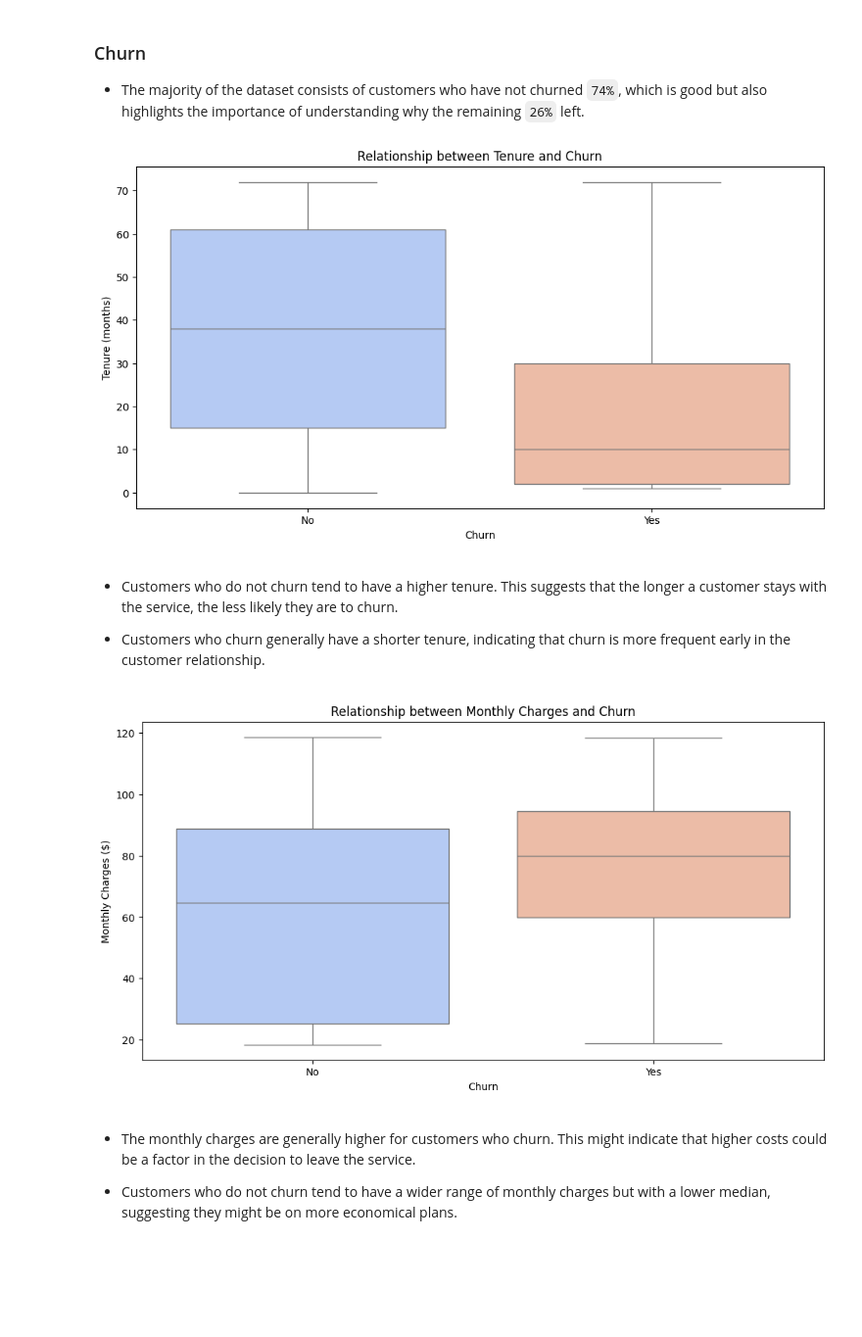
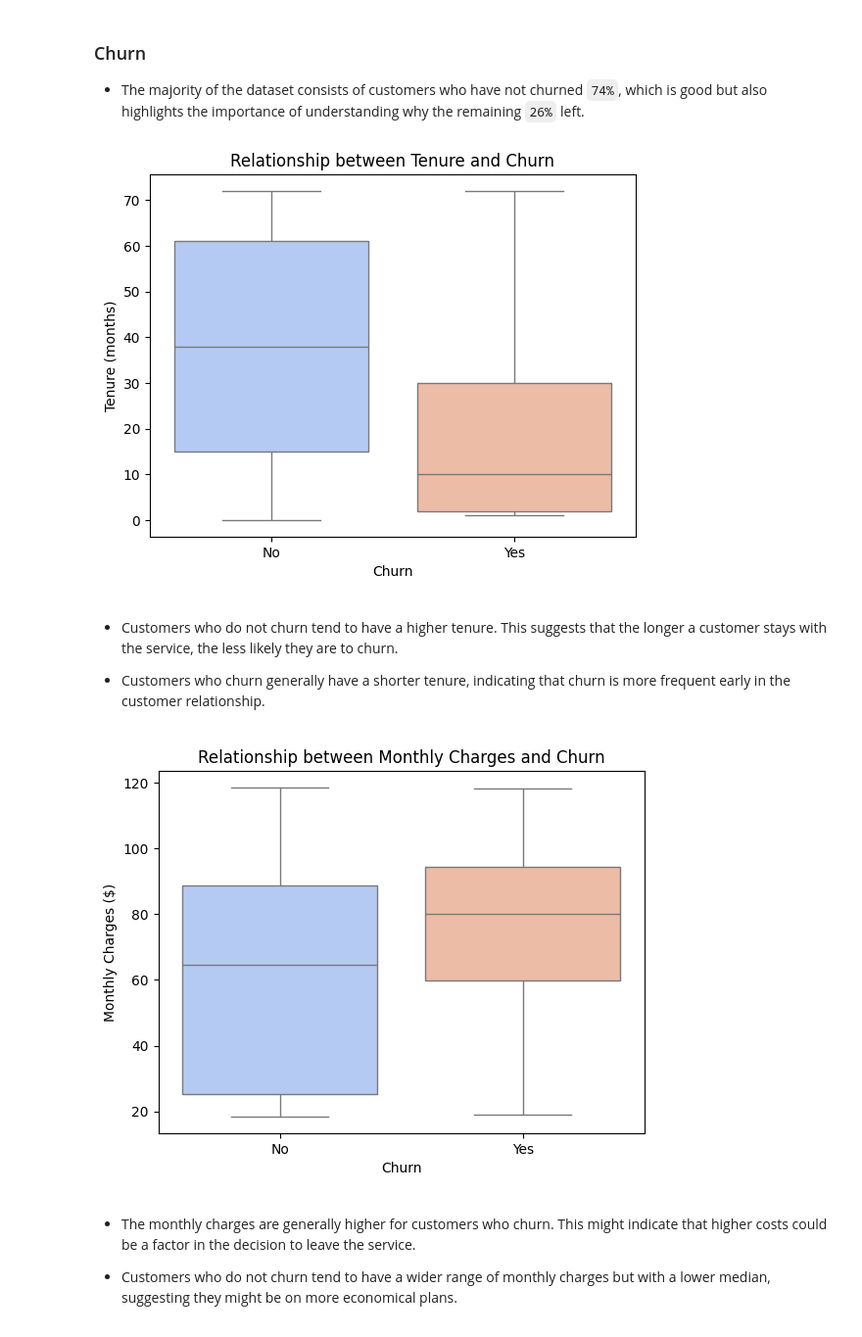
Before and after one commit to elishastanley/Churn-Prediction-Enhancing-Retention-with-Machine-Learning, a Jupyter notebook: Notebooks/main.ipynb, the cells around one changed output. Shown at 98% size. Saved outputs shown, nothing was run; the diff lists cells and outputs as text; code cells hidden in the pictures; blank space fills up the shorter version.

```diff
--- a/Notebooks/main.ipynb
+++ b/Notebooks/main.ipynb
@@ -299,28 +298,26 @@ plt.show()
 - The majority of the dataset consists of customers who have not churned `74%`, which is good but also highlights the importance of understanding why the remaining `26%` left.
 # %%
 # Exploring the relationship between 'tenure' and 'Churn'
-plt.figure(figsize=(12, 6))
 sns.boxplot(x='Churn', y='tenure', data=train_data, palette='coolwarm')
 plt.title('Relationship between Tenure and Churn')
 plt.xlabel('Churn')
 plt.ylabel('Tenure (months)')
 plt.show()
 # %% [output]
-[figure, old version]
+[figure, new version]
 # %% [markdown]
 - Customers who do not churn tend to have a higher tenure. This suggests that the longer a customer stays with the service, the less likely they are to churn.
 
 - Customers who churn generally have a shorter tenure, indicating that churn is more frequent early in the customer relationship.
 # %%
 # Exploring the relationship between 'MonthlyCharges' and 'Churn'
-plt.figure(figsize=(12, 6))
 sns.boxplot(x='Churn', y='MonthlyCharges', data=train_data, palette='coolwarm')
 plt.title('Relationship between Monthly Charges and Churn')
 plt.xlabel('Churn')
 plt.ylabel('Monthly Charges ($)')
 plt.show()
 # %% [output]
-[figure, old version]
+[figure, new version]
 # %% [markdown]
 - The monthly charges are generally higher for customers who churn. This might indicate that higher costs could be a factor in the decision to leave the service.
 
```
Also changed, not shown: parts of 9 cells of this notebook.
